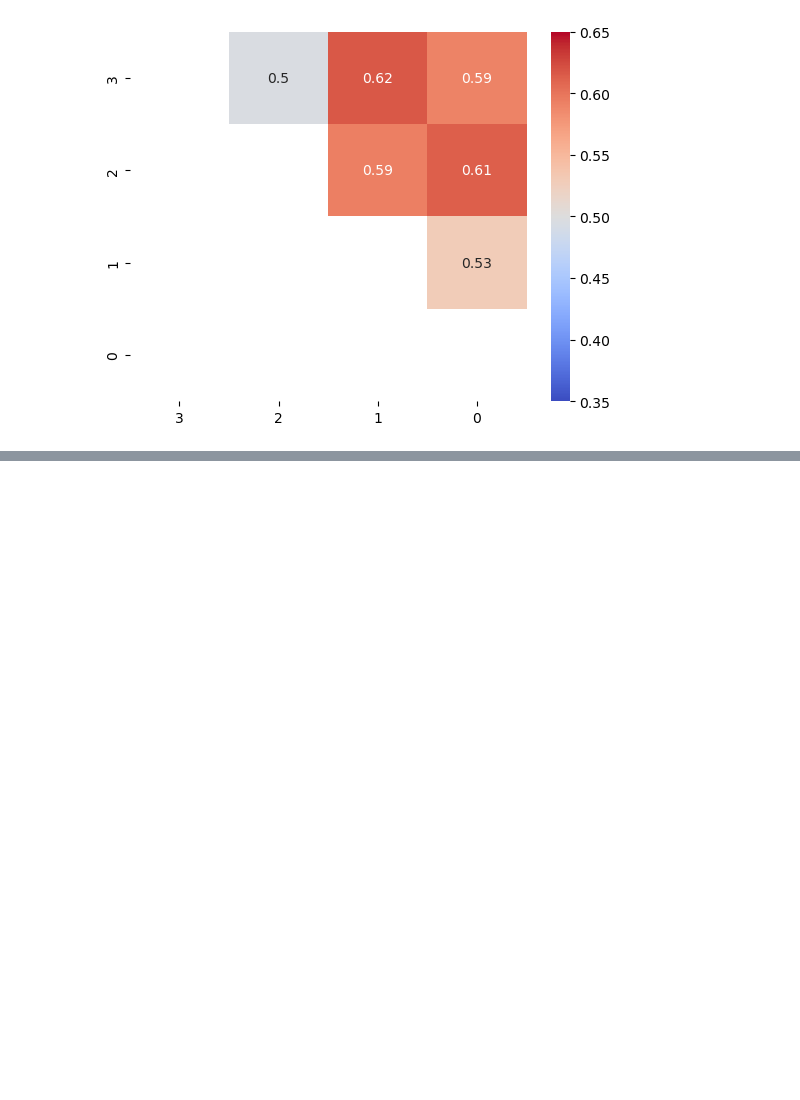
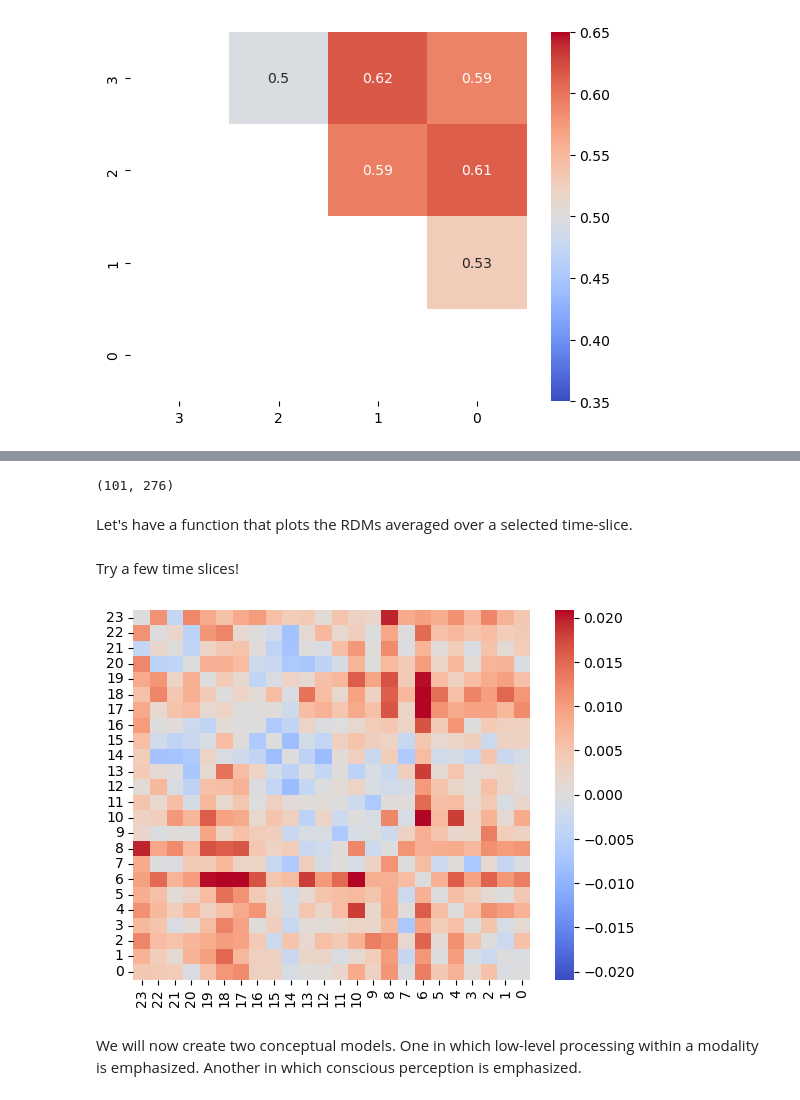
Before and after one commit to nathanweisz/methcogneurocode, a Jupyter notebook: Lecture4.ipynb, the cells around one changed output, grey strips where cells are left out. Drawn from its saved outputs; the diff is of its cells as text; code cells hidden in the pictures; blank space fills up the shorter version.

Commit message:
Improved Lecture 4

```diff
--- a/Lecture4.ipynb
+++ b/Lecture4.ipynb
@@ -188,0 +223,3 @@ plt.legend(fontsize=12)
+# %%
+supramoddata = np.load("/Users/b1019548/Library/CloudStorage/OneDrive-UniversitätSalzburg/Teaching/Master_VO_MethodsCogNeuro/Lecture4_RSA/data/rsa4nathan.npy")
+supramoddata.shape
@@ -188,0 +232,47 @@ plt.legend(fontsize=12)
+# %%
+# split data so that subjects are in rows
+supramoddata_split = supramoddata.reshape(-1, 101, supramoddata.shape[1])
+
+# calculate the average across all subjects
+supramoddata_avg = np.mean(supramoddata_split, axis=0)
+# %% [output]
+(101, 276)
+# %% [markdown]
+Let's have a function that plots the RDMs averaged over a selected time-slice.
+# %%
+def plot_fabi_RDM(supramoddata = supramoddata, starttime = 0, endtime = 1000):
+
+    startsamp = int(np.round(starttime/10))
+    endsamp =int(np.round(endtime/10))
+
+    test = np.mean(supramoddata[startsamp:endsamp,:], axis = 0)
+
+    # get shape of original matrix
+    n = int(np.sqrt(2 * len(test))) + 1
+
+    # get indices of upper triangular part
+    tri_indices = np.triu_indices(n, k=1)
+
+    # create 2D array of zeros
+    matrix = np.zeros((n, n))
+
+    # assign flattened array to upper triangular part
+    matrix[tri_indices] = test
+
+    # copy upper triangular part to lower triangular part
+    matrix = matrix + matrix.T
+
+    zlim = np.max(np.abs(matrix)) * .9
+    ax = sns.heatmap(matrix, cmap='coolwarm', vmin = -zlim, vmax = zlim)
+    ax.invert_yaxis()
+    ax.invert_xaxis()
+
+    plt.show()
+# %% [markdown]
+Try a few time slices!
+# %%
+plot_fabi_RDM(starttime = 200, endtime = 300)
+# %% [output]
+[figure, added]
+# %% [markdown]
+We will now create two conceptual models. One in which low-level processing within a modality is emphasized. Another in which conscious perception is emphasized.
```
Also changed, not shown: parts of 29 cells of this notebook.
